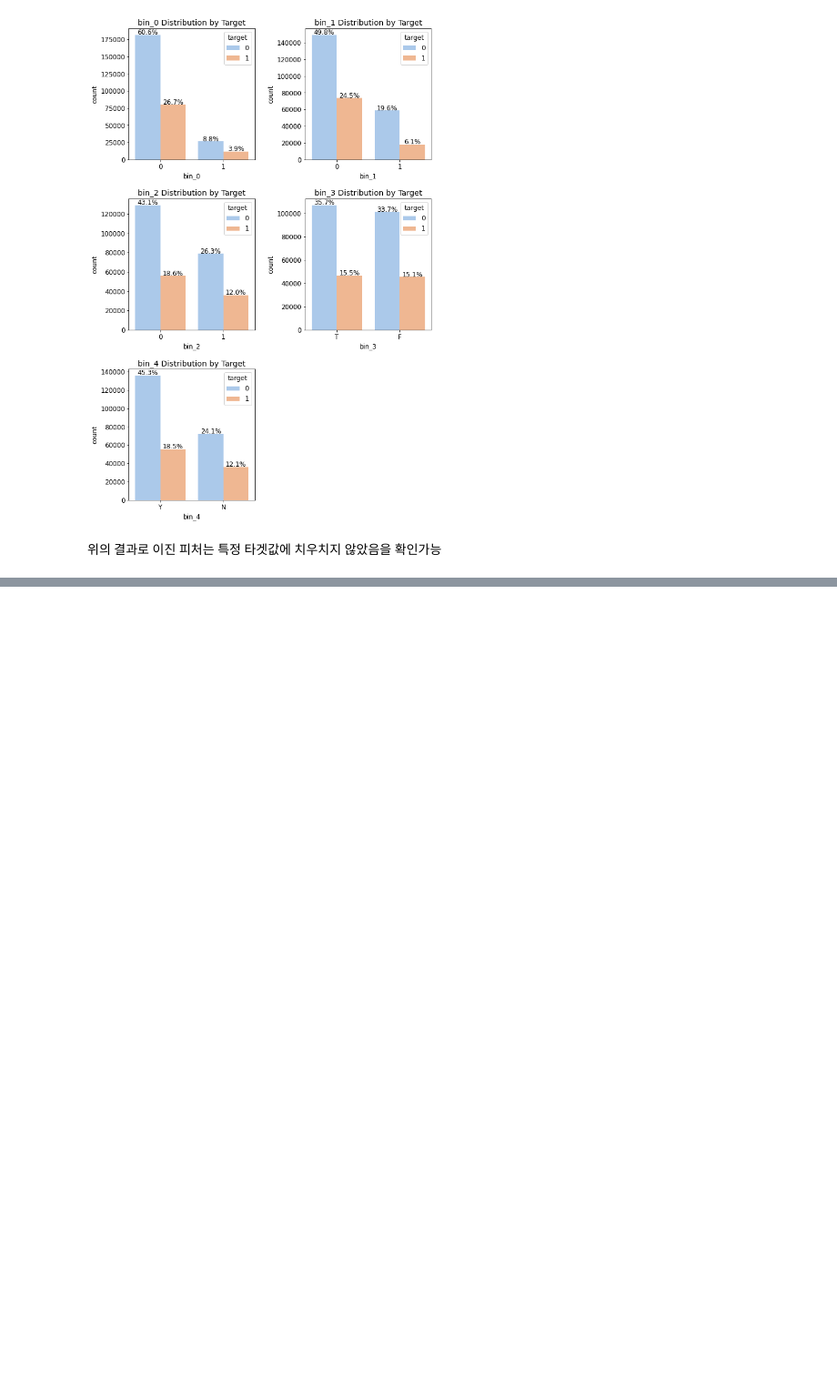
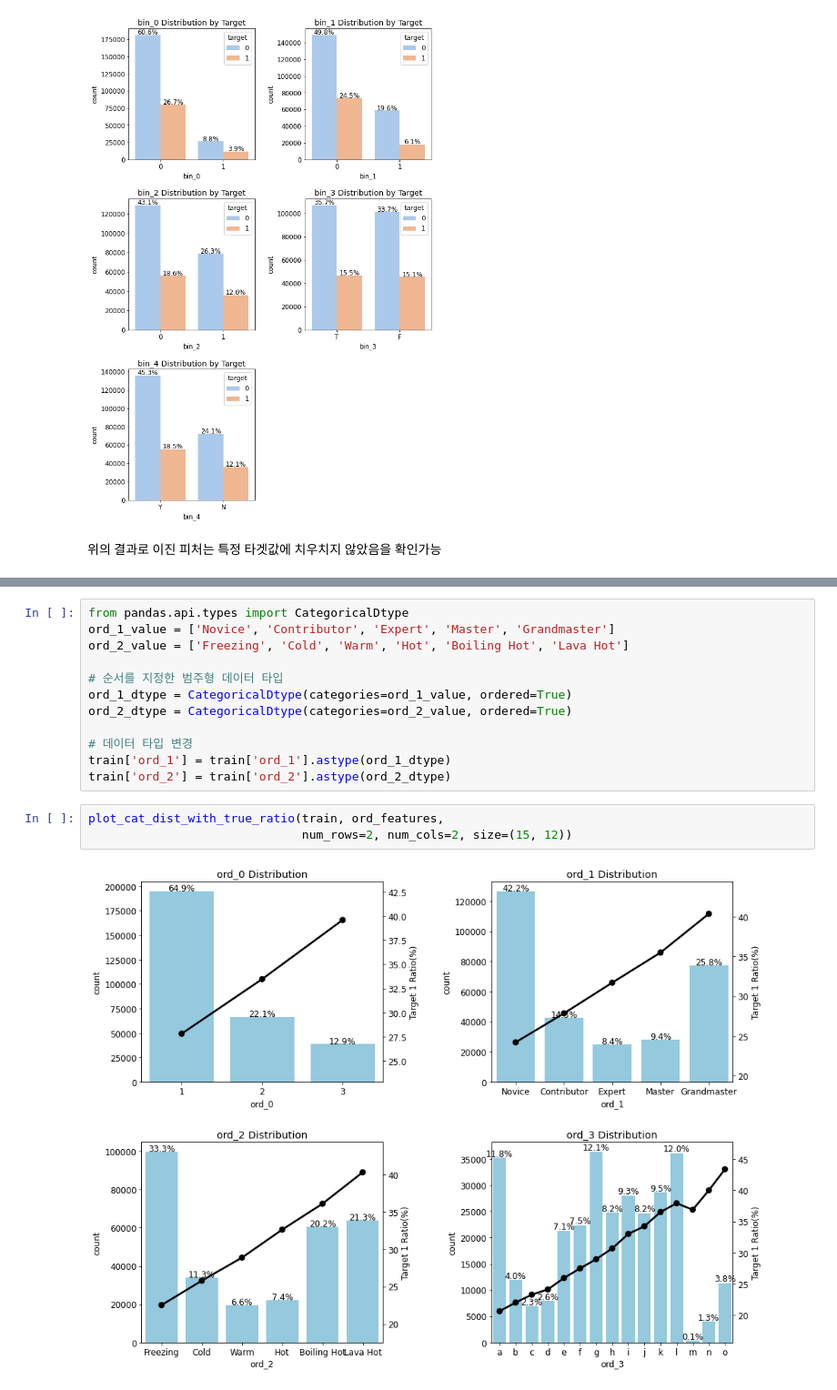
Before and after one commit to DrunkJin/Kaggle, a Jupyter notebook: categorical-feature-encoding-challenge-cocoyachi.ipynb, the cells around one changed output, grey strips where cells are left out. Shown at 91% size. Saved outputs shown, nothing was run; the diff lists cells and outputs as text; blank space fills up the shorter version.

```diff
--- a/categorical-feature-encoding-challenge-cocoyachi.ipynb
+++ b/categorical-feature-encoding-challenge-cocoyachi.ipynb
@@ -217,0 +342,17 @@ for idx, feature in enumerate(bin_features):
+# %%
+from pandas.api.types import CategoricalDtype
+ord_1_value = ['Novice', 'Contributor', 'Expert', 'Master', 'Grandmaster']
+ord_2_value = ['Freezing', 'Cold', 'Warm', 'Hot', 'Boiling Hot', 'Lava Hot']
+
+# 순서를 지정한 범주형 데이터 타입
+ord_1_dtype = CategoricalDtype(categories=ord_1_value, ordered=True)
+ord_2_dtype = CategoricalDtype(categories=ord_2_value, ordered=True)
+
+# 데이터 타입 변경
+train['ord_1'] = train['ord_1'].astype(ord_1_dtype)
+train['ord_2'] = train['ord_2'].astype(ord_2_dtype)
+# %%
+plot_cat_dist_with_true_ratio(train, ord_features,
+                              num_rows=2, num_cols=2, size=(15, 12))
+# %% [output]
+[figure, added]
```
Also changed, not shown: parts of 25 cells of this notebook.
